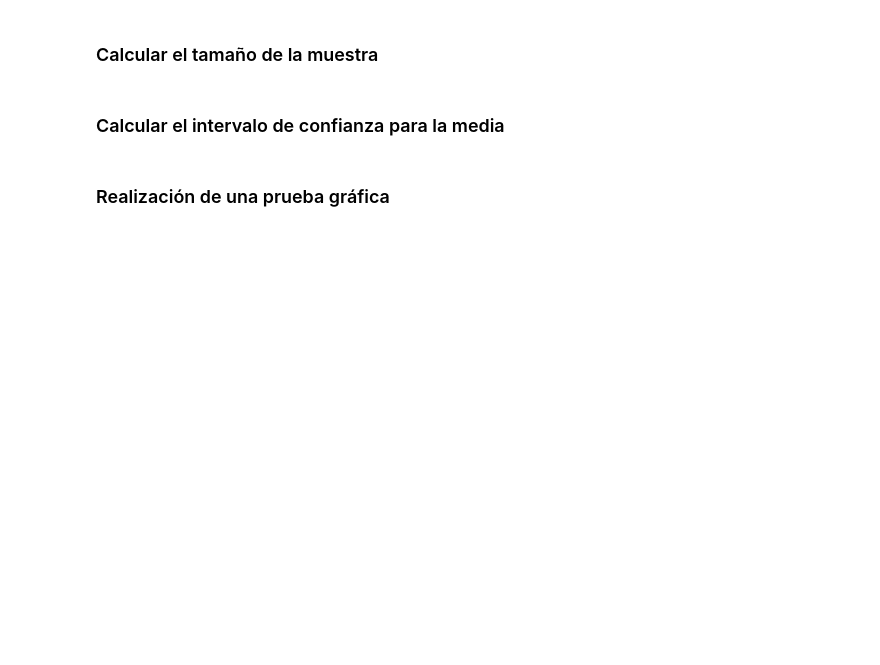
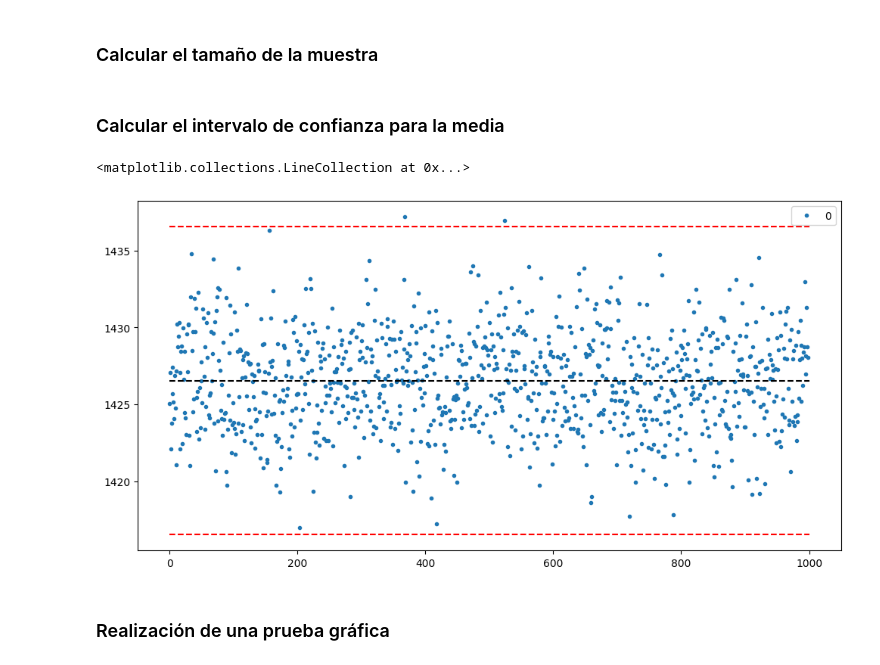
Before and after one commit to HJuliamPR/ColabPython, a Jupyter notebook: ProbabilidadMuestreo.ipynb, the cells around one changed output. Saved outputs shown, nothing was run; the diff lists cells and outputs as text; code cells hidden in the pictures; blank space fills up the shorter version.

```diff
--- a/ProbabilidadMuestreo.ipynb
+++ b/ProbabilidadMuestreo.ipynb
@@ -1062,3 +1324,7 @@ En un lote de **10 000 latas** de gaseosa, se realizó una muestra aleatoria sim
 Estamos estudiando **los ingresos mensuales de los jefes de hogar con ingresos de hasta R$\$$ 5.000,00 en Brasil**. Nuestro supervisor determinó que el **error máximo en relación a la media es de R$\$$ 10,00**. Sabemos que la **desviación estándar poblacional** de este grupo de trabajadores es **R$\$$ 1.082,79** y que la **media poblacional** es **R$\$$ 1.426,54**. Para un **nivel de confianza del 95%**, ¿cuál debería ser el tamaño de la muestra de nuestro estudio? ¿Cuál es el intervalo de confianza para la media considerando el tamaño de muestra obtenido?
 # %% [markdown]
 ### Construyendo el conjunto de datos según lo especificado por el problema
+# %%
+Ingresos_5000 = df.query('Ingreso <= 5000')['Ingreso']
+sigma = Ingresos_5000.std()
+sigma
@@ -1064,0 +1338,11 @@ Estamos estudiando **los ingresos mensuales de los jefes de hogar con ingresos d
+# %%
+LevelTrust = 0.95
+Z = norm.ppf(0.5+LevelTrust/2)
+
+sigma = 1082.79
+U = 1426.54
+e = 10
+
+n = (Z * sigma/e)**2
+n = int(n.round())
+n
@@ -1065,6 +1351,24 @@ Estamos estudiando **los ingresos mensuales de los jefes de hogar con ingresos d
 # %% [markdown]
 ### Calcular el tamaño de la muestra
+# %%
+Interval = norm.interval(confidence = 0.95, loc = U, scale = sigma/np.sqrt(n) )
 # %% [markdown]
 ### Calcular el intervalo de confianza para la media
+# %%
+import matplotlib.pyplot as plt
+
+size_simulation = 1000
+
+u = [Ingresos_5000.sample( n = n).mean() for i in range(1, size_simulation)]
+u = pd.DataFrame(u)
+
+ax = u.plot(style = '.')
+ax.figure.set_size_inches(12, 6)
+ax.hlines(y = U, xmin = 0, xmax = size_simulation, colors = 'black', linestyles='--')
+ax.hlines(y = Interval[0], xmin = 0, xmax = size_simulation, colors = 'red', linestyles='--')
+ax.hlines(y = Interval[1], xmin = 0, xmax = size_simulation, colors = 'red', linestyles='--')
+# %% [output]
+<matplotlib.collections.LineCollection at 0x...>
+[figure, added]
 # %% [markdown]
 ### Realización de una prueba gráfica
```
Also changed, not shown: parts of 35 cells of this notebook.
